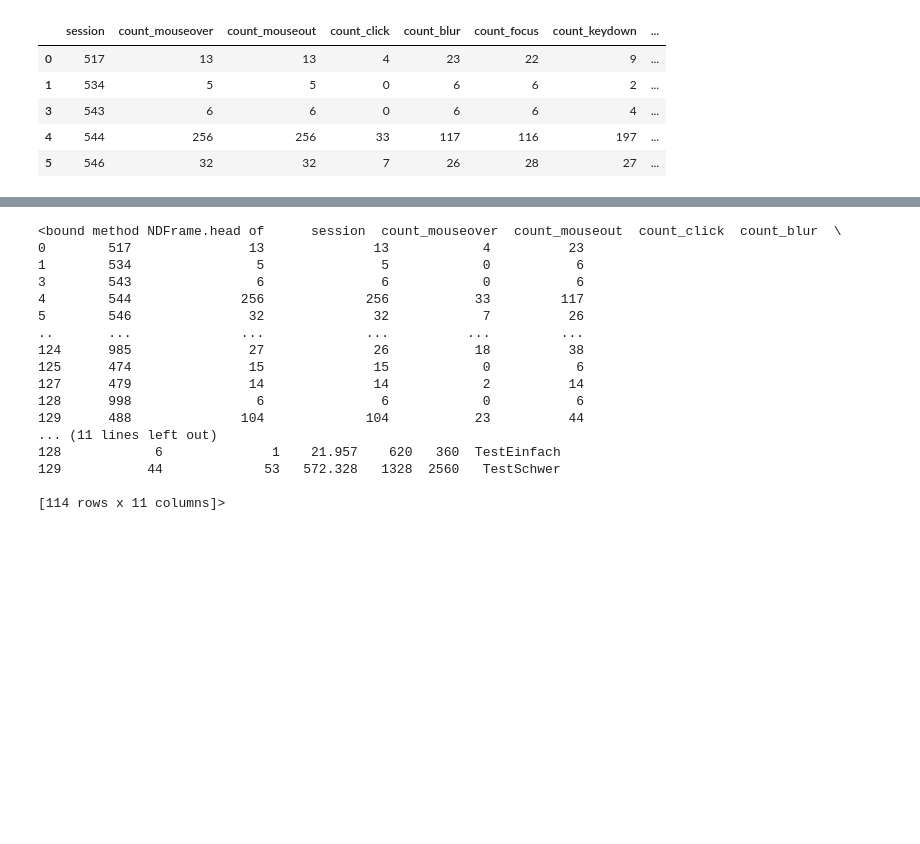
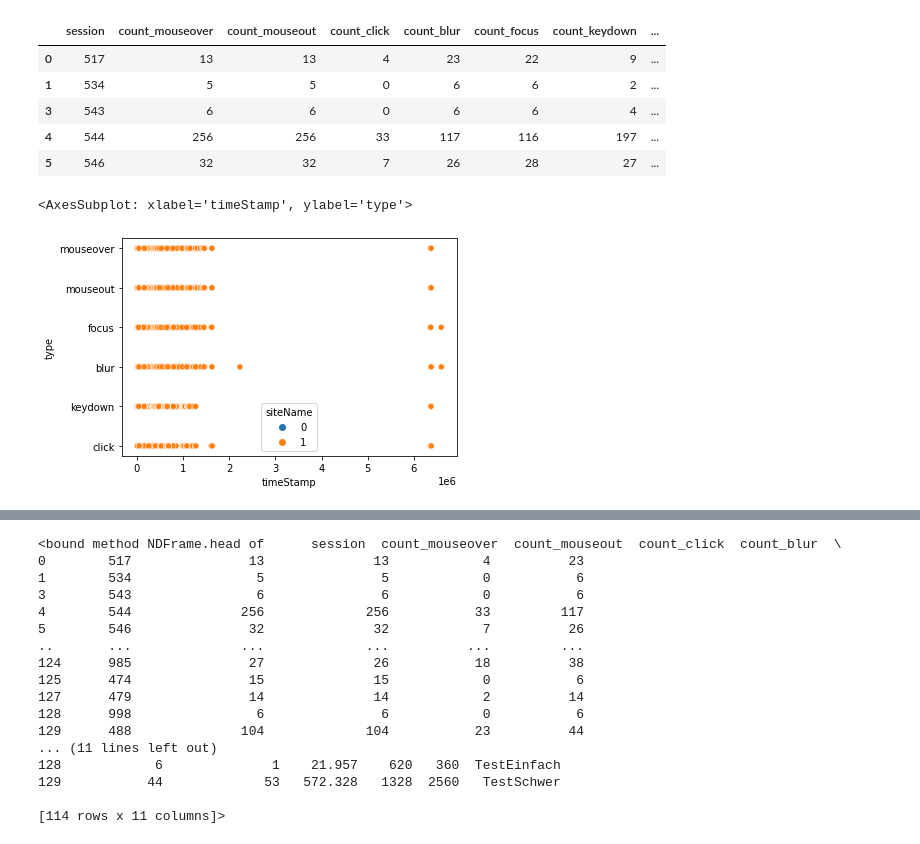
Before and after one commit to IngaGlotzbach/Master-AI, a Jupyter notebook: Model/CleanedData.ipynb, the cells around one changed output, grey strips where cells are left out. Drawn from its saved outputs; the diff is of its cells as text; code cells hidden in the pictures; blank space fills up the shorter version.

```diff
--- a/Model/CleanedData.ipynb
+++ b/Model/CleanedData.ipynb
@@ -414,5 +409,8 @@ one_hot_encoded_data = pd.get_dummies(df_cleaned, columns = ['elementId', 'type'
 # einfach = df_data_without_scroll.loc[df_data_without_scroll['siteName'] == 0]
 # schwer = df_data_without_scroll.loc[df_data_without_scroll['siteName'] == 1]
 # %%
-# sns.scatterplot(data=df_data_without_scroll, x='timeStamp', y="type", hue="siteName")
+sns.scatterplot(data=df_data_without_scroll, x='timeStamp', y="type", hue="siteName")
+# %% [output]
+<AxesSubplot: xlabel='timeStamp', ylabel='type'>
+[figure, added]
 # %%
```
Also changed, not shown: parts of 8 cells of this notebook.
